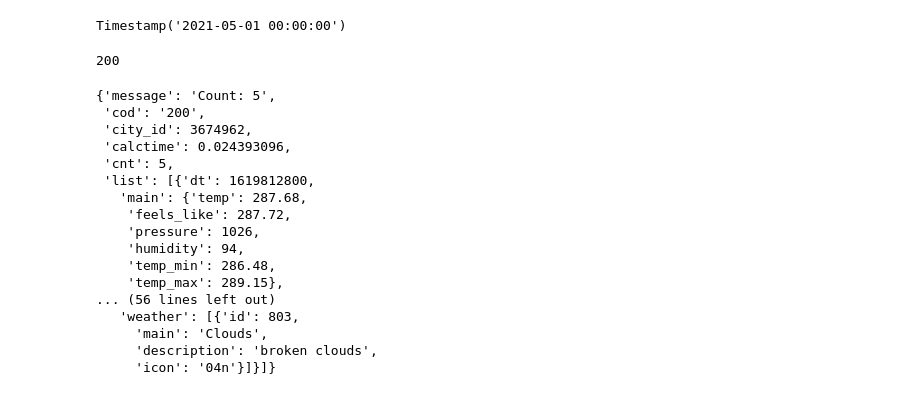
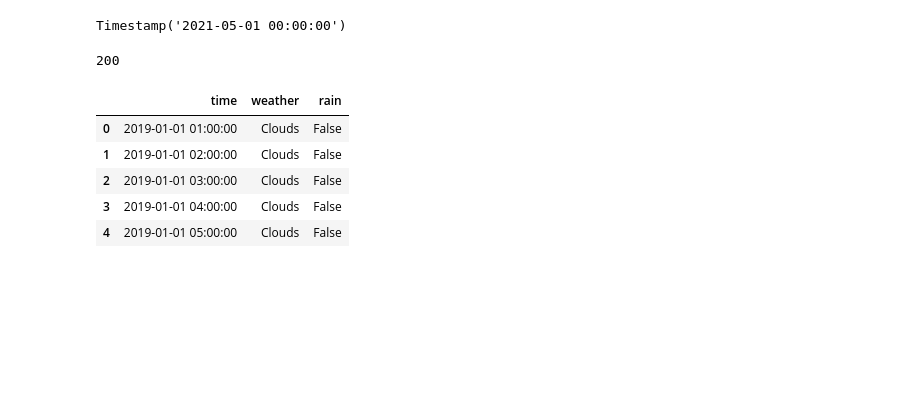
Before and after one commit to McNickSisto/world_data_league, a Jupyter notebook: stage_3/mg_weather.ipynb, the cells around one changed output. Drawn from its saved outputs; the diff is of its cells as text; code cells hidden in the pictures; blank space fills up the shorter version.

```diff
--- a/stage_3/mg_weather.ipynb
+++ b/stage_3/mg_weather.ipynb
@@ -56,6 +62,6 @@ load_dotenv(find_dotenv())
 OWM_API = os.environ.get("OWM_API")
 # %%
 ## change data!
-range_2019 = pd.DataFrame(pd.date_range('2019-01-02', '2021-05-01', freq='h'), columns=['hour'])
+range_2019 = pd.DataFrame(pd.date_range('2019-01-01', '2019-12-31', freq='h'), columns=['hour'])
 range_2019.tail().hour
 # %% [output]
@@ -71,41 +77,44 @@ tail.max()
 # %% [output]
 Timestamp('2021-05-01 00:00:00')
 # %%
-req = 'http://history.openweathermap.org/data/2.5/history/city'
+req = 'http://history.openweathermap.org/data/2.5/history/wdl'
 start = range_2019.hour.min().value
 inter = range_2019.hour[50].value
 end = range_2019.hour.max().value
-tail1 = tail.min().value
-tail2 = tail.max().value
+# tail1 = tail.min().value
+# tail2 = tail.max().value
 params = {
     'id':'3674962', # ID of medellin
     'type':'hour',
-    'start':str(tail1)[:10], # unix time
-    'end':str(tail2)[:10],
+    'start':str(start)[:10], # unix time
+    'end':str(end)[:10],
     'appid': OWM_API
 }
 
 r = requests.get(req, params=params)
+
+
+with open('data/weather.txt', 'w') as outfile:
+    json.dump(r.json(), outfile)
+
 r.status_code
 # %% [output]
 200
 # %%
-r.json()
+weather = r.json()
+lst = weather.get('list')
+dct = {x.get('dt'):x.get('weather')[0].get('main') for x in lst}
+weather_df = pd.DataFrame.from_dict(dct,
+                                    orient='index',
+                                    columns=['weather']).reset_index().rename(columns={'index':'time'})
+weather_df['rain'] = weather_df.weather == 'Rain'
+weather_df['time'] = weather_df.time.apply(lambda x: dt.datetime.fromtimestamp(x))
-# %% [output]
-{'message': 'Count: 5',
- 'cod': '200',
- 'city_id': 3674962,
- 'calctime': 0.024393096,
- 'cnt': 5,
- 'list': [{'dt': 1619812800,
-   'main': {'temp': 287.68,
-    'feels_like': 287.72,
-    'pressure': 1026,
-    'humidity': 94,
-    'temp_min': 286.48,
-    'temp_max': 289.15},
-... (56 lines left out)
-   'weather': [{'id': 803,
-     'main': 'Clouds',
-     'description': 'broken clouds',
-     'icon': '04n'}]}]}
+# %%
+weather_df.head()
+# %% [output]
+|  | time | weather | rain |
+| 0 | 2019-01-01 01:00:00 | Clouds | False |
+| 1 | 2019-01-01 02:00:00 | Clouds | False |
+| 2 | 2019-01-01 03:00:00 | Clouds | False |
+| 3 | 2019-01-01 04:00:00 | Clouds | False |
+| 4 | 2019-01-01 05:00:00 | Clouds | False |
```
Also changed, not shown: parts of 20 cells of this notebook.
